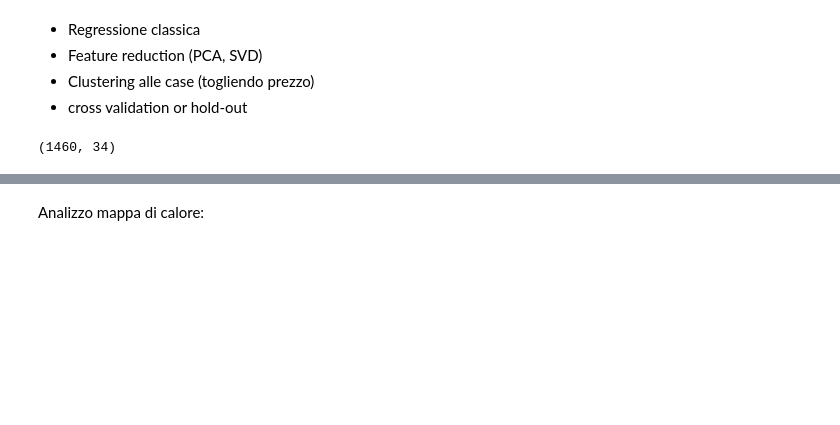
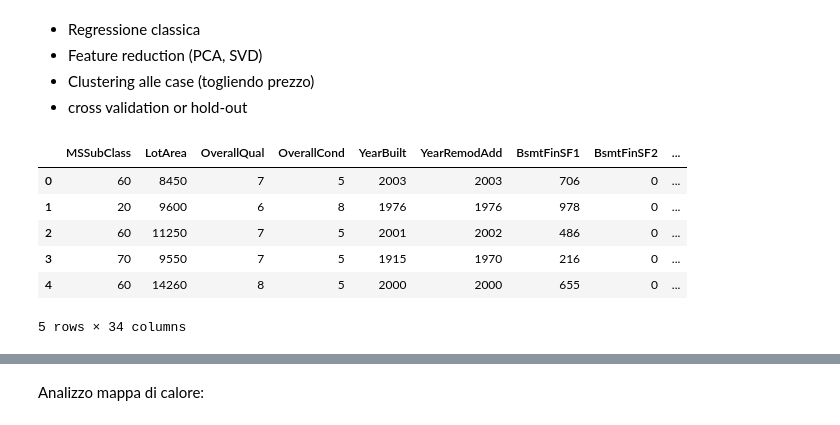
Before and after one commit to lipry/DatascienceFriday, a Jupyter notebook: source/HousePricesPrediction.ipynb, the cells around one changed output, grey strips where cells are left out. Saved outputs shown, nothing was run; the diff lists cells and outputs as text; code cells hidden in the pictures; blank space fills up the shorter version.

```diff
--- a/source/HousePricesPrediction.ipynb
+++ b/source/HousePricesPrediction.ipynb
@@ -21,10 +21,16 @@ from sklearn.metrics import mean_squared_error
 %matplotlib inline
 # %%
 houses = pd.read_csv("../datasets/house_prices/train.csv")
-houses = houses._get_numeric_data().dropna(axis=1)
-houses = houses.drop(['Id'], axis=1)
+numerical_houses = houses._get_numeric_data().dropna(axis=1)
+numerical_houses = numerical_houses.drop(['Id'], axis=1)
 #see how big the df has become
-houses.shape
+numerical_houses.head()
 # %% [output]
+|  | MSSubClass | LotArea | OverallQual | OverallCond | YearBuilt | YearRemodAdd | BsmtFinSF1 | BsmtFinSF2 | ... |
+| 0 | 60 | 8450 | 7 | 5 | 2003 | 2003 | 706 | 0 | ... |
+| 1 | 20 | 9600 | 6 | 8 | 1976 | 1976 | 978 | 0 | ... |
+| 2 | 60 | 11250 | 7 | 5 | 2001 | 2002 | 486 | 0 | ... |
+| 3 | 70 | 9550 | 7 | 5 | 1915 | 1970 | 216 | 0 | ... |
+| 4 | 60 | 14260 | 8 | 5 | 2000 | 2000 | 655 | 0 | ... |
-(1460, 34)
+5 rows × 34 columns
 # %%
```
Also changed, not shown: parts of 12 cells of this notebook.
